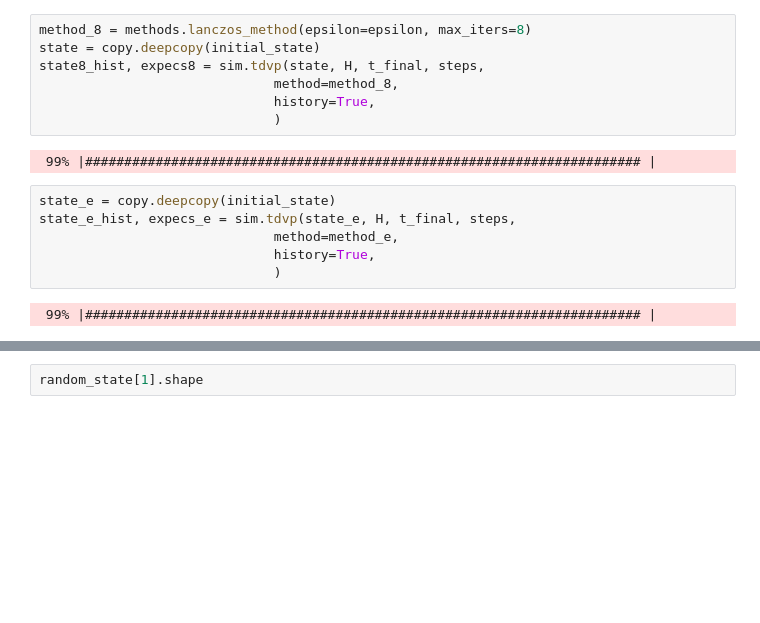
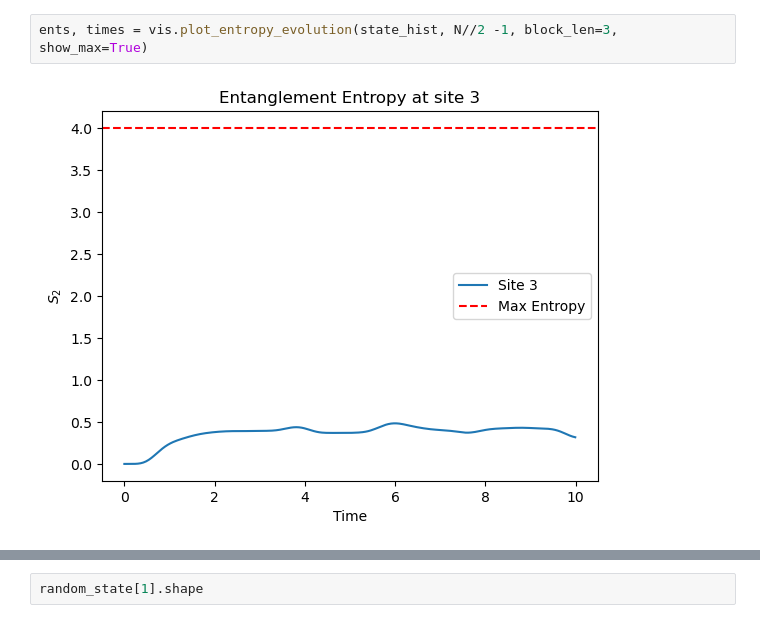
Before and after one commit to OscarCharlieST/quantum-tensor, a Jupyter notebook: normal_tdvp.ipynb, the cells around one changed output, grey strips where cells are left out. Drawn from its saved outputs; the diff is of its cells as text; blank space fills up the shorter version.

```diff
--- a/normal_tdvp.ipynb
+++ b/normal_tdvp.ipynb
@@ -42,17 +44,4 @@ state_hist, expecs = sim.tdvp(state, H, t_final, steps,
 # %%
-method_8 = methods.lanczos_method(epsilon=epsilon, max_iters=8)
-state = copy.deepcopy(initial_state)
-state8_hist, expecs8 = sim.tdvp(state, H, t_final, steps,
-                              method=method_8,
-                              history=True,
-                              )
+ents, times = vis.plot_entropy_evolution(state_hist, N//2 -1, block_len=3, show_max=True)
 # %% [output]
- 99% |####################################################################### |
+[figure, added]
-# %%
-state_e = copy.deepcopy(initial_state)
-state_e_hist, expecs_e = sim.tdvp(state_e, H, t_final, steps,
-                              method=method_e,
-                              history=True,
-                              )
-# %% [output]
- 99% |####################################################################### |
```
Also changed, not shown: parts of 15 cells of this notebook, 7 other files.
